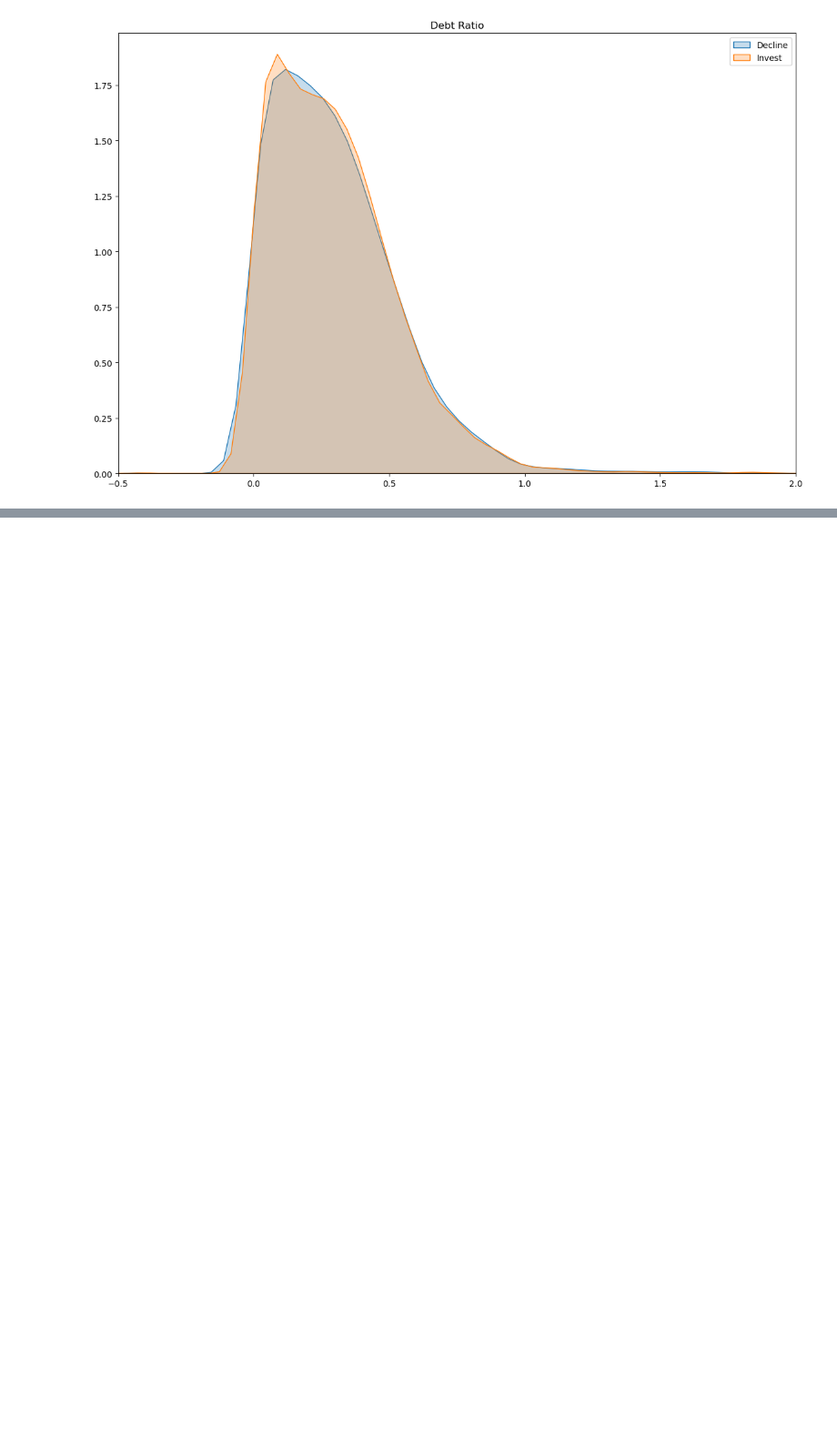
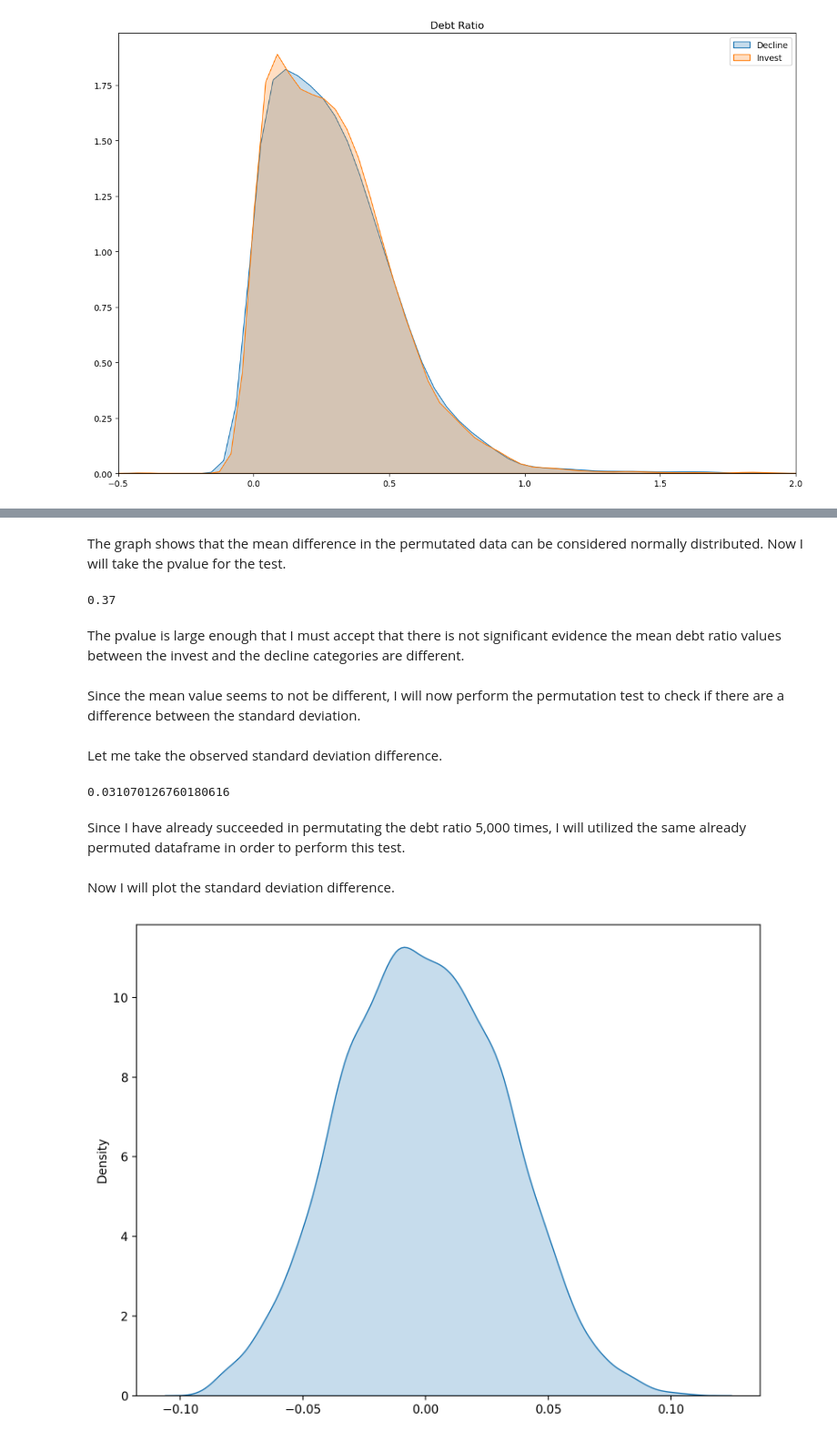
Before and after one commit to leonardo-lealfilho/Springboard, a Jupyter notebook: Capstone Project/Capstone Project.ipynb, the cells around one changed output, grey strips where cells are left out. Shown at 91% size. Cells and saved outputs as stored; diff of their text form; code cells hidden in the pictures; blank space fills up the shorter version.

```diff
--- a/Capstone Project/Capstone Project.ipynb
+++ b/Capstone Project/Capstone Project.ipynb
@@ -2152,0 +1736,13 @@ plt.tight_layout()
+# %% [markdown]
+The graph shows that the mean difference in the permutated data can be considered normally distributed.  Now I will take the pvalue for the test.
+# %%
+# The pvalue is the proportion of permutated values that is at least as great as the observed value.
+np.sum(np.array(dr_difference) >= dr_observed) / len(dr_difference)
+# %% [output]
+0.37
+# %% [markdown]
+The pvalue is large enough that I must accept that there is not significant evidence the mean debt ratio values between the invest and the decline categories are different.
+# %% [markdown]
+Since the mean value seems to not be different, I will now perform the permutation test to check if there are a difference between the standard deviation.
+# %% [markdown]
+Let me take the observed standard deviation difference.
@@ -2152,0 +1753,22 @@ plt.tight_layout()
+# %%
+dr_observed_std
+# %% [output]
+0.031070126760180616
+# %% [markdown]
+Since I have already succeeded in permutating the debt ratio 5,000 times, I will utilized the same already permuted dataframe in order to perform this test.
+# %%
+# First, make a list called dr_difference_std.
+dr_difference_std = []
+
+# Now make a for loop that calculates the difference in the standard deviation 5,000 times.
+for i in range(5000):
+    dr_difference_std.append(dr[i].groupby(dr['Class']).std()[0] - dr[i].groupby(dr['Class']).std()[1])
+# %% [markdown]
+Now I will plot the standard deviation difference.
+# %%
+plt.figure(figsize = (8, 6), dpi = 200)
+sns.kdeplot(dr_difference_std, shade = True)
+
+plt.tight_layout()
+# %% [output]
+[figure, added]
```
Also changed, not shown: parts of 129 cells of this notebook.
